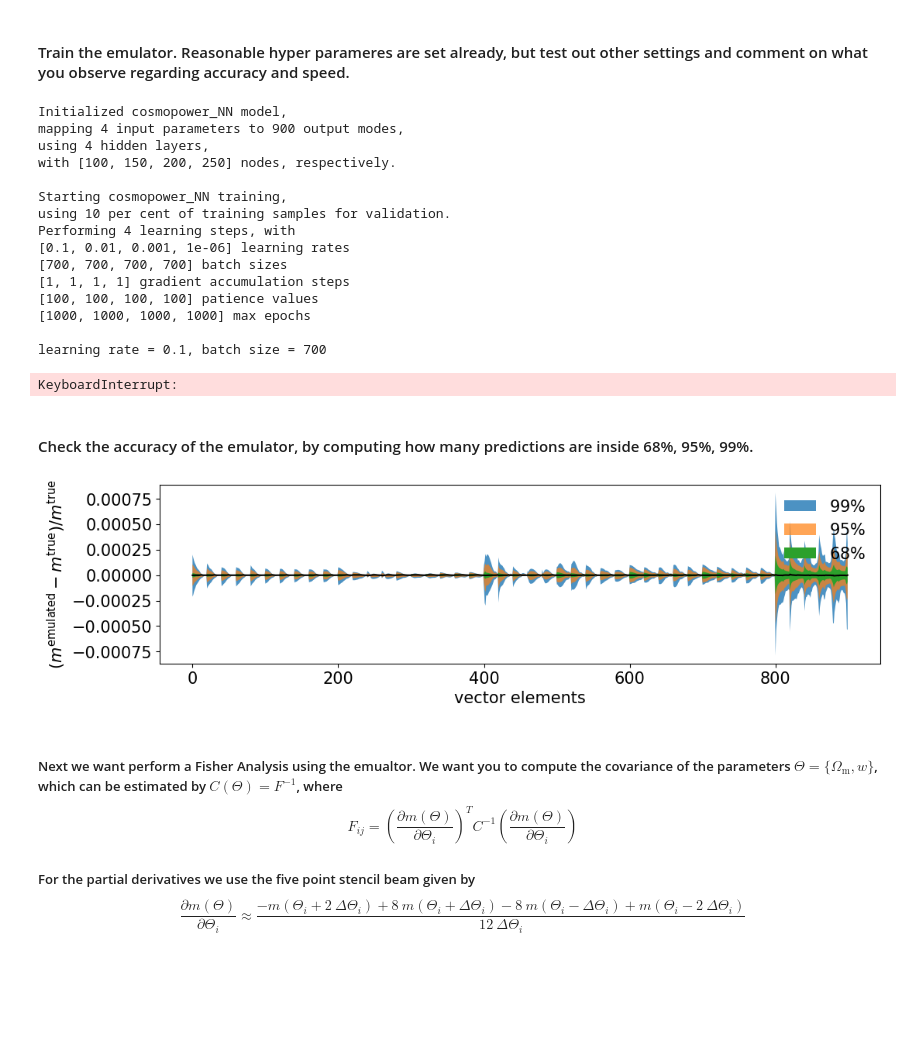
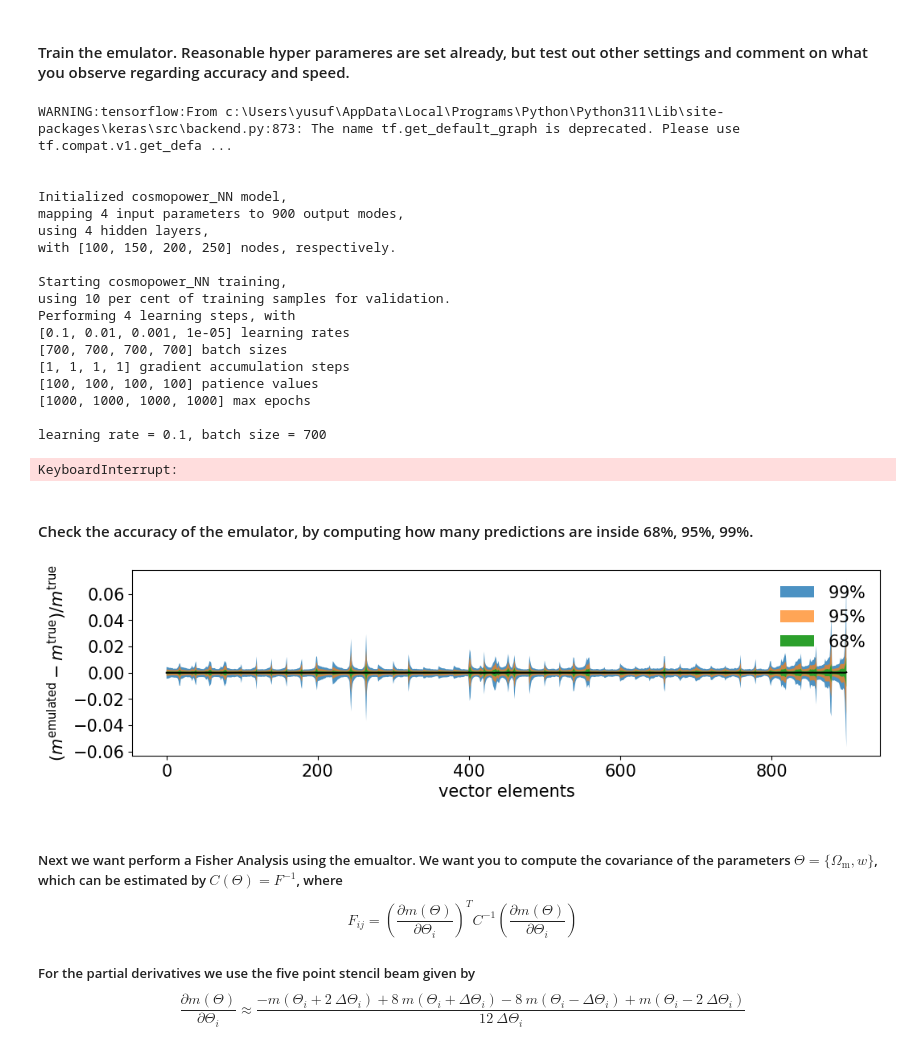
Before and after one commit to Rashaad-Reid/UWAstroStats, a Jupyter notebook: projects/2ptstat-analysis/assignments/assignment2.ipynb, the cells around one changed output. Saved outputs shown, nothing was run; the diff lists cells and outputs as text; code cells hidden in the pictures; blank space fills up the shorter version.

Commit message:
just need constraints

```diff
--- a/projects/2ptstat-analysis/assignments/assignment2.ipynb
+++ b/projects/2ptstat-analysis/assignments/assignment2.ipynb
@@ -48,16 +55,16 @@ print(np.shape(test_features)) #TEST
 # %%
 #These premodifications are not necessary but might improve the accuracy
 #Here you can try to modify the training features in advance
-features_modified = train_features + 1.
-#features_modified=train_features/np.std(train_features)
-#train_min = np.min(train_features,axis=0)
-#features_modified = train_features - train_min
-#train_max = np.max(features_modified,axis=0)
-#features_modified = features_modified / train_max
+features_modified = train_features
+#features_modified=train_features/np.std(train_features,axis=0)
+train_min = np.min(train_features,axis=0)
+features_modified = train_features - train_min
+train_max = np.max(features_modified,axis=0)
+features_modified = features_modified / train_max
 
 cp_nn = cosmopower_NN(parameters=list(parameters.keys()),
                     modes=np.linspace(-1,1,train_features.shape[1]),
-                    n_hidden = [100, 150, 200, 250], # This you should modify. In this exmaple we use three layers with 4, 5 and 6 nodes. Is this enough?
+                    n_hidden = [100,150,200,250], # This you should modify. In this exmaple we use three layers with 4, 5 and 6 nodes. Is this enough?
                     verbose=True, # useful to understand the different steps in initialisation and training
                     )
 
@@ -67,16 +74,19 @@ with tf.device(device):
     # train
     cp_nn.train(training_parameters=train_params,
                 training_features=features_modified,
-                filename_saved_model='data_4_assignment2/emulator_test_tmp', # the name of the emulator and where to save it
+                filename_saved_model='data_4_assignment2/emulator_test', # the name of the emulator and where to save it
                 # cooling schedule
                 validation_split=0.1, # The precentage from train sample that is used for the validation
-                learning_rates=[1e-1, 1e-2, 1e-3, 1e-6], # the different leanring rates. This need to be adjusted
+                learning_rates=[1e-1, 1e-2, 1e-3, 1e-5], # the different leanring rates. This need to be adjusted
                 batch_sizes=[700, 700, 700, 700], # the number for models that are used to adjust the NN parameters
                 gradient_accumulation_steps = [1, 1, 1, 1], # huh
                 patience_values = [100, 100, 100, 100], # Number of epoch to wait before decreasing the learning rate if the loss does not improve anymore
                 max_epochs = [1000, 1000, 1000, 1000] # Maxmimal number of epoch before decreasing the learning rate
                 )
 # %% [output]
+WARNING:tensorflow:From c:\Users\yusuf\AppData\Local\Programs\Python\Python311\Lib\site-packages\keras\src\backend.py:873: The name tf.get_default_graph is deprecated. Please use tf.compat.v1.get_defa ...
+
+
 Initialized cosmopower_NN model,
 mapping 4 input parameters to 900 output modes,
 using 4 hidden layers,
@@ -85,7 +95,7 @@ with [100, 150, 200, 250] nodes, respectively.
 Starting cosmopower_NN training,
 using 10 per cent of training samples for validation.
 Performing 4 learning steps, with
-[0.1, 0.01, 0.001, 1e-06] learning rates
+[0.1, 0.01, 0.001, 1e-05] learning rates
 [700, 700, 700, 700] batch sizes
 [1, 1, 1, 1] gradient accumulation steps
 [100, 100, 100, 100] patience values
@@ -96,34 +106,37 @@ KeyboardInterrupt:
 # %% [markdown]
 #### Check the accuracy of the emulator, by computing how many predictions are inside 68%, 95%, 99%.
 # %%
-cp_nn = cosmopower_NN(restore=True,restore_filename='data_4_assignment2/emulator_test_full') # restore a previous model from a file
+cp_nn = cosmopower_NN(restore=True,restore_filename='data_4_assignment2/emulator_test_norm') # restore a previous model from a file
 
 emulated_features = cp_nn.predictions_np(test_params)
+#emulated_features *= np.std(train_features,axis=0)
+emulated_features *= train_max
+emulated_features += train_min
 # if you modified the training features you need to convert back the output back the original data vectors
 
-test_modified = test_features + 1.
-diff=(emulated_features/test_modified-1) # Measure the relative difference between test sample and the emualted models
+diff=((emulated_features+1.)/(test_features+1.)-1) # Measure the relative difference between test sample and the emualted models
+diff=(emulated_features - test_features) / np.std(test_features,axis=0)
 
 mean_diff = np.mean(diff,0)
 percentiles3 = np.percentile(diff,[16,84],axis=0)
 percentiles2 = np.percentile(diff,[2.5,97.5],axis=0)
 percentiles1 = np.percentile(diff,[0.5,99.5],axis=0)
 bins=range(diff.shape[1])
 
 plt.figure(figsize=(12, 3),dpi=100)
 plt.fill_between(bins,percentiles1[0],percentiles1[1], label = '$99\%$', alpha=0.8)
 plt.fill_between(bins,percentiles2[0],percentiles2[1], label = '$95\%$', alpha = 0.7)
 plt.fill_between(bins,percentiles3[0],percentiles3[1], label = '$68\%$', alpha = 1)
 plt.plot(bins,mean_diff,'-',color='black')
 plt.xticks(fontsize=15)
 plt.yticks(fontsize=15)
 plt.legend(frameon=False, fontsize=15, loc='upper right')
 plt.ylabel(r'$( m^{\mathrm{emulated}} - m^{\mathrm{true}})/  m^{\mathrm{true}}$', fontsize=15)
 plt.xlabel(r'vector elements',  fontsize=15)
 #plt.ylim(-30,30)
 plt.show()
 # %% [output]
-[figure, old version]
+[figure, new version]
 # %% [markdown]
 ##### Next we want perform a Fisher Analysis using the emualtor. We want you to compute the covariance of the parameters $\Theta = \{\Omega_\mathrm{m},w\}$, which can be estimated by $C(\Theta) = F^{-1}$, where $$F_{ij}= \left(\frac{\partial m(\Theta)}{\partial \Theta_i}\right)^{T} C^{-1} \left(\frac{\partial m(\Theta)}{\partial \Theta_i}\right)$$
 ##### For the partial derivatives we use the five point stencil beam given by $$\frac{\partial m(\Theta)}{\partial \Theta_i}\approx \frac{-m(\Theta_i + 2\ \Delta \Theta_i) + 8 \ m(\Theta_i +  \Delta \Theta_i) - 8 \ m(\Theta_i - \Delta \Theta_i) + m(\Theta_i - 2\ \Delta \Theta_i)}{12 \ \Delta \Theta_i }$$
```
Also changed, not shown: parts of 7 cells of this notebook, 8 other files.
